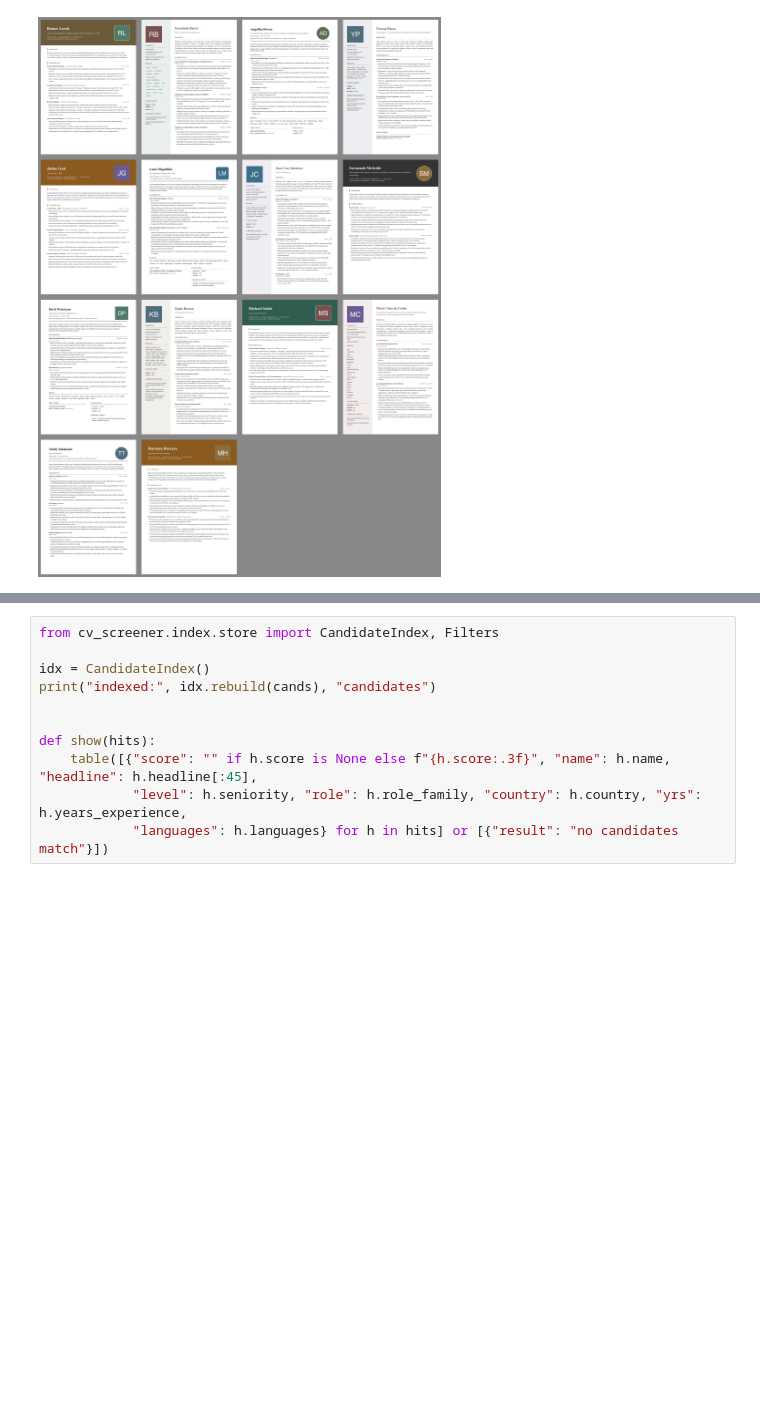
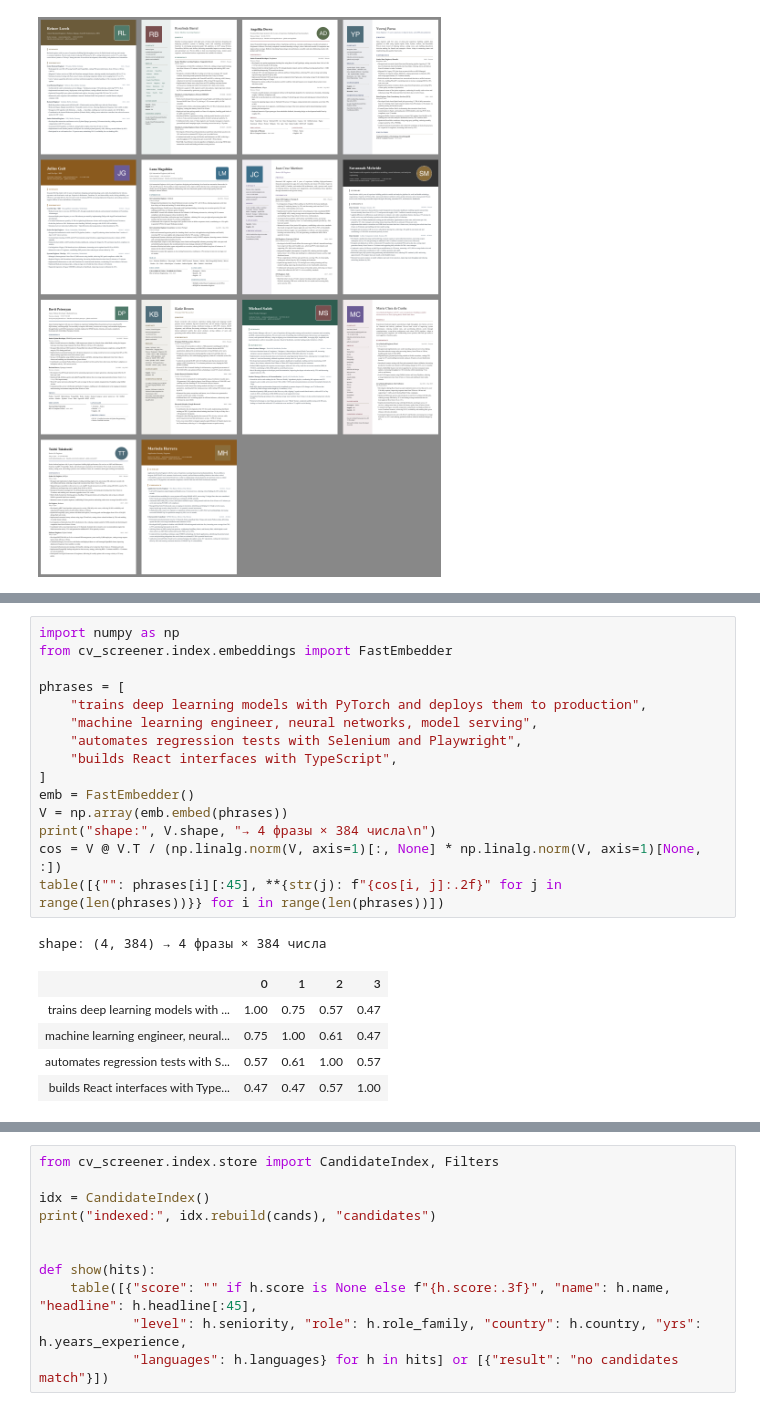
Before and after one commit to ananasDDA/cv-screener, a Jupyter notebook: demo.ipynb, the cells around one changed output, grey strips where cells are left out. Drawn from its saved outputs; the diff is of its cells as text; blank space fills up the shorter version.

```diff
--- a/demo.ipynb
+++ b/demo.ipynb
@@ -173,0 +234,22 @@ display(sheet)
+# %%
+import numpy as np
+from cv_screener.index.embeddings import FastEmbedder
+
+phrases = [
+    "trains deep learning models with PyTorch and deploys them to production",
+    "machine learning engineer, neural networks, model serving",
+    "automates regression tests with Selenium and Playwright",
+    "builds React interfaces with TypeScript",
+]
+emb = FastEmbedder()
+V = np.array(emb.embed(phrases))
+print("shape:", V.shape, "→ 4 фразы × 384 числа\n")
+cos = V @ V.T / (np.linalg.norm(V, axis=1)[:, None] * np.linalg.norm(V, axis=1)[None, :])
+table([{"": phrases[i][:45], **{str(j): f"{cos[i, j]:.2f}" for j in range(len(phrases))}} for i in range(len(phrases))])
+# %% [output]
+shape: (4, 384) → 4 фразы × 384 числа
+|  | 0 | 1 | 2 | 3 |
+| trains deep learning models with ... | 1.00 | 0.75 | 0.57 | 0.47 |
+| machine learning engineer, neural... | 0.75 | 1.00 | 0.61 | 0.47 |
+| automates regression tests with S... | 0.57 | 0.61 | 1.00 | 0.57 |
+| builds React interfaces with Type... | 0.47 | 0.47 | 0.57 | 1.00 |
```
Also changed, not shown: parts of 16 cells of this notebook.
